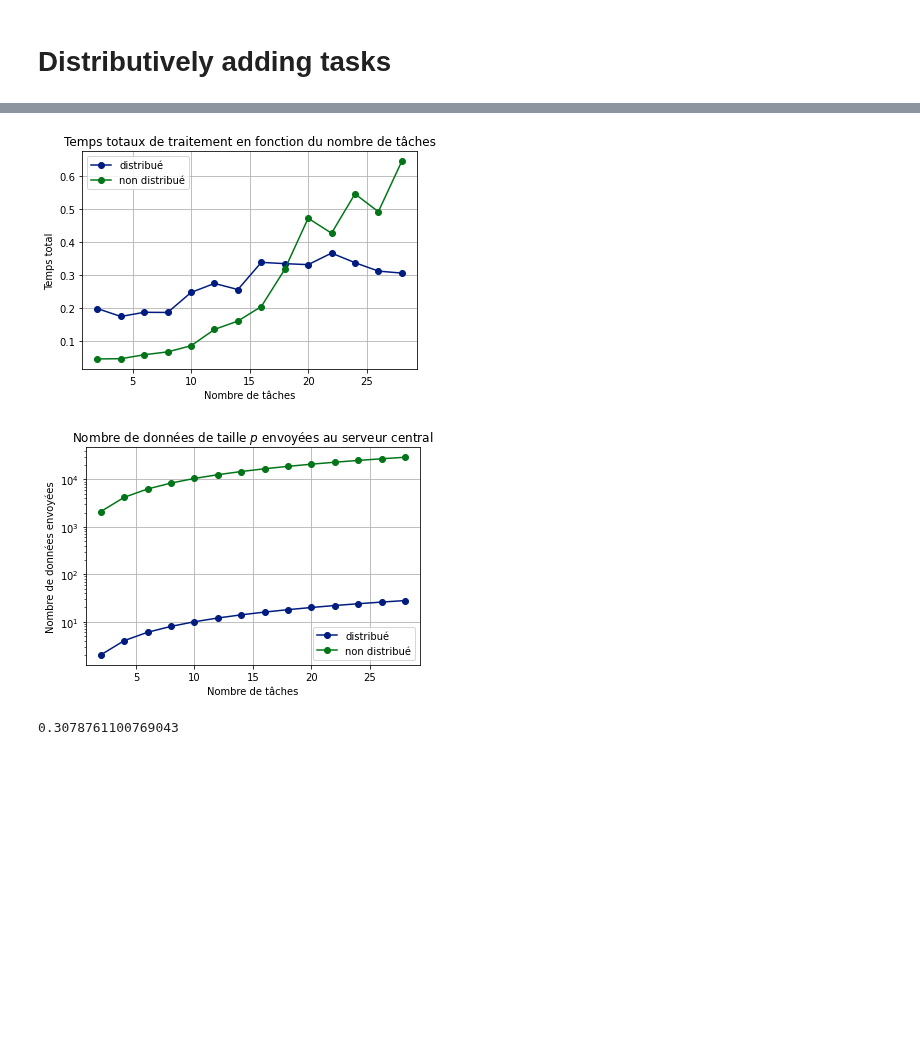
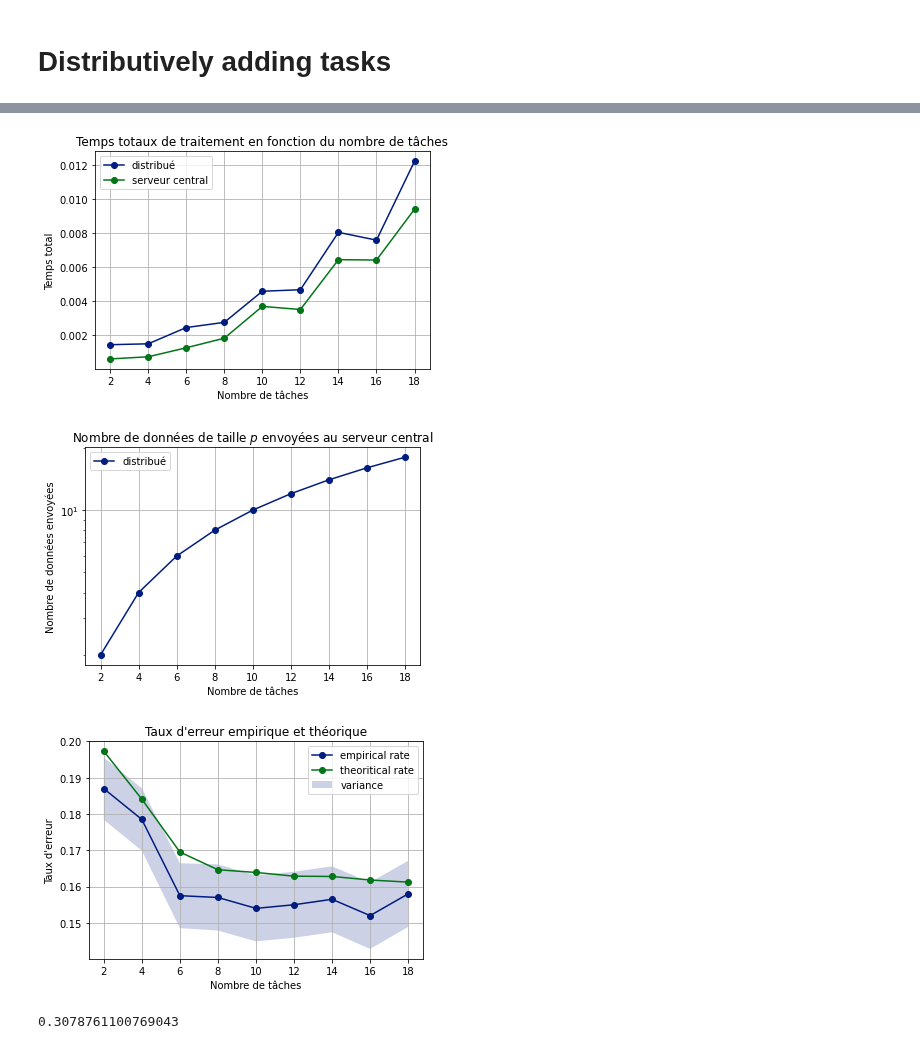
Before and after one commit to Sami-fak/DistributedMTLSPCA, a Jupyter notebook: binary-based_MTL.ipynb, the cells around one changed output, grey strips where cells are left out. Drawn from its saved outputs; the diff is of its cells as text; code cells hidden in the pictures; blank space fills up the shorter version.

```diff
--- a/binary-based_MTL.ipynb
+++ b/binary-based_MTL.ipynb
@@ -354,9 +352,9 @@ from scipy import special as sp
 def qfunc(x):
     return 0.5-0.5*sp.erf(x/np.sqrt(2))
 # %%
-def error_rate(nb_tasks, nb_classes, Dc, M_cur, c0):
+def error_rate(nb_tasks, nb_classes, Dc, M_cur, c0, task_target=1):
     e3 = np.zeros((nb_tasks*nb_classes, 1))
-    e3[-2] = 1
+    e3[2*task_target] = 1
     power_dc = power_diagonal_matrix(Dc, -1/2)
     inv = np.linalg.inv(M_cur+np.identity(nb_tasks*nb_classes))
     print("arg q-func : ")
@@ -375,7 +373,7 @@ def plot_error_rate(nb_tasks, nb_classes, emp_rate, error_rate, m_t, Dc, M_cur):
     plt.title(f"Classification error rate per task")
     plt.show()
 # %%
-def compute_error_rate(X_test, V, m_t, nb_tasks, nb_classes, n_t, Dc, c0):
+def compute_error_rate(X_test, V, m_t, nb_tasks, nb_classes, n_t, Dc, c0, task_target=1):
     """
     Compute and plot classification error rate on test set
     """
@@ -390,7 +388,7 @@ def compute_error_rate(X_test, V, m_t, nb_tasks, nb_classes, n_t, Dc, c0):
         for l in range(nb_classes):
             for i in range(n_t[t][l]):
                 # on prend la transposée pour pouvoir travailler avec les colonnes
-                score = compute_score(V, X_test[t][l].T[i], m_t[-1])
+                score = compute_score(V, X_test[t][l].T[i], m_t[task_target])
                 if (score == 1 and l == 1):
                     error +=1
                 elif (score == -1 and l == 0):
@@ -427,7 +425,7 @@ plt.style.use('seaborn-dark-palette')
 p = 100
 m = 2
 t = 2
-beta = np.linspace(0,1,10)
+beta = np.linspace(0,1,5)
 n_t = [[1000, 1000], [50, 50]]
 n = sum(list(map(sum, (n_t[i] for i in range(t)))))
 n_t_test = [[1000, 1000]]
@@ -1060,7 +997,7 @@ def merging_center(MM, diag, t, m, p, n_t, task_target=None):
     Dc = np.diag(c)
 #     print("c = ", c)
 #     print("Correlation Matrix : ")
-    correlation_matrix = compute_M_cal(n, p, Dc, MM_gathered, display=True)
+    correlation_matrix = compute_M_cal(n, p, Dc, MM_gathered, display=False)
 
     # faire une label evaluation en fonction de la
     # faire une boucle sur tous les clients ?
@@ -1505,26 +1361,40 @@ print(data_sent_nd)
 # %%
 # plot le temps du distribué vs non distribué
-plt.plot(t, t_total_d, '-o', label='distribué')
-plt.plot(t, t_total_nd, '-o', label='non distribué')
+plt.plot(data_sent, t_total_d, '-o', label='distribué')
+plt.plot(data_sent, t_SC_d, '-o', label='serveur central')
+# plt.plot(t, t_total_nd, '-o', label='non distribué')
 plt.xlabel("Nombre de tâches")
 plt.ylabel("Temps total")
 plt.title("Temps totaux de traitement en fonction du nombre de tâches")
 plt.legend()
 plt.grid()
 plt.show()
 
-plt.plot(t, data_sent, "-o", label='distribué')
-plt.plot(t, data_sent_nd, '-o', label='non distribué')
+plt.plot(data_sent, data_sent, "-o", label='distribué')
+# plt.plot(t, data_sent_nd, '-o', label='non distribué')
 plt.xlabel("Nombre de tâches")
 plt.ylabel("Nombre de données envoyées")
 plt.yscale("log")
 plt.title(r"Nombre de données de taille $p$ envoyées au serveur central")
 plt.legend()
 plt.grid()
 plt.show()
+
+lower = np.array(emp_rate) - np.array(var)
+upper = np.array(emp_rate) + np.array(var)
+plt.fill_between(data_sent, lower, upper, alpha=0.2, label="variance")
+plt.plot(data_sent, emp_rate, "-o", label='empirical rate')
+plt.plot(data_sent, th_rate, '-o', label='theoritical rate')
+plt.xlabel("Nombre de tâches")
+plt.ylabel("Taux d'erreur")
+plt.title(r"Taux d'erreur empirique et théorique")
+plt.legend()
+plt.grid()
+plt.show()
 # %% [output]
-[figure, old version]
+[figure, new version]
-[figure, old version]
+[figure, new version]
+[figure, added]
 # %%
 print(t_SC)
 # le temps passé dans le serveur central augmente avec le nombre de clients (augmente comment ?)
```
Also changed, not shown: parts of 7 cells of this notebook, 4 other files.
